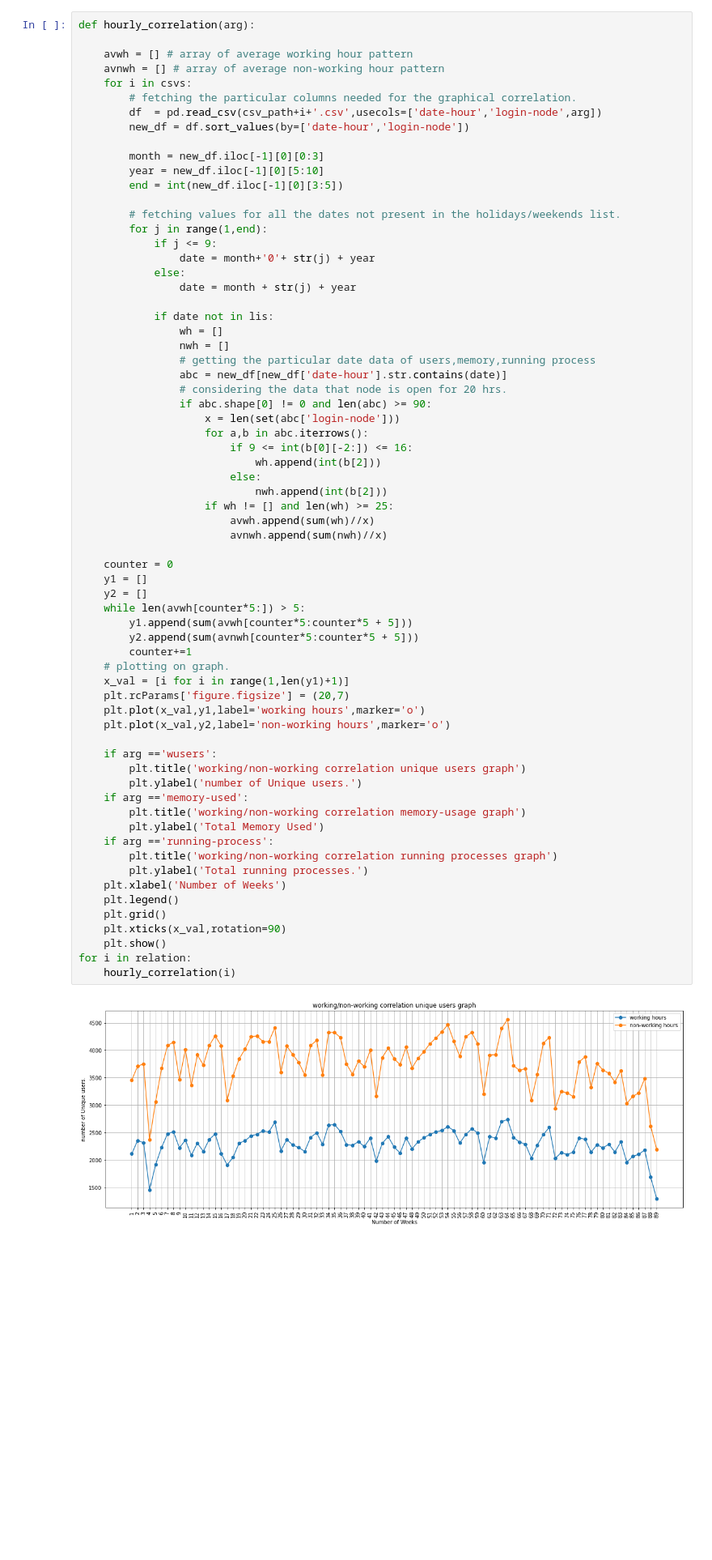
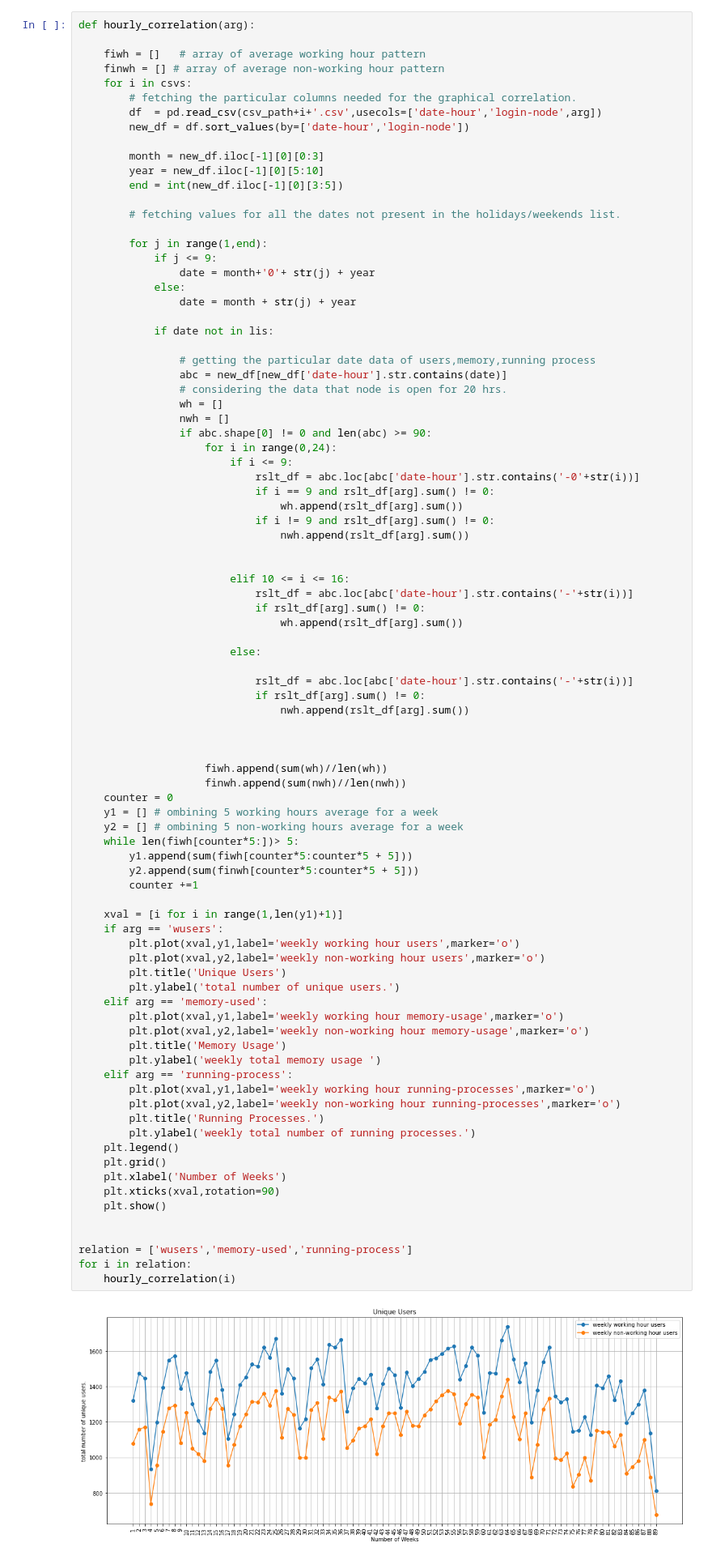
Before and after one commit to shubhamrastogi1810/SMC-Data_Challenge, a Jupyter notebook: Correlation.ipynb, the cells around one changed output. Shown at 81% size. Saved outputs shown, nothing was run; the diff lists cells and outputs as text; blank space fills up the shorter version.

Commit message:
hourly-correlation corrected.

```diff
--- a/Correlation.ipynb
+++ b/Correlation.ipynb
@@ -114,69 +114,90 @@ for i in relation:
 # %%
 def hourly_correlation(arg):
 
-    avwh = [] # array of average working hour pattern
-    avnwh = [] # array of average non-working hour pattern
+    fiwh = []   # array of average working hour pattern
+    finwh = [] # array of average non-working hour pattern
     for i in csvs:
         # fetching the particular columns needed for the graphical correlation.
         df  = pd.read_csv(csv_path+i+'.csv',usecols=['date-hour','login-node',arg])
         new_df = df.sort_values(by=['date-hour','login-node'])
 
         month = new_df.iloc[-1][0][0:3]
         year = new_df.iloc[-1][0][5:10]
         end = int(new_df.iloc[-1][0][3:5])
 
         # fetching values for all the dates not present in the holidays/weekends list.
+
         for j in range(1,end):
             if j <= 9:
                 date = month+'0'+ str(j) + year
             else:
                 date = month + str(j) + year
 
             if date not in lis:
-                wh = []
-                nwh = []
+
                 # getting the particular date data of users,memory,running process
                 abc = new_df[new_df['date-hour'].str.contains(date)]
                 # considering the data that node is open for 20 hrs.
+                wh = []
+                nwh = []
                 if abc.shape[0] != 0 and len(abc) >= 90:
-                    x = len(set(abc['login-node']))
-                    for a,b in abc.iterrows():
-                        if 9 <= int(b[0][-2:]) <= 16:
-                            wh.append(int(b[2]))
+                    for i in range(0,24):
+                        if i <= 9:
+                            rslt_df = abc.loc[abc['date-hour'].str.contains('-0'+str(i))]
+                            if i == 9 and rslt_df[arg].sum() != 0:
+                                wh.append(rslt_df[arg].sum())
+                            if i != 9 and rslt_df[arg].sum() != 0:
+                                nwh.append(rslt_df[arg].sum())
+
+
+                        elif 10 <= i <= 16:
+                            rslt_df = abc.loc[abc['date-hour'].str.contains('-'+str(i))]
+                            if rslt_df[arg].sum() != 0:
+                                wh.append(rslt_df[arg].sum())
+
                         else:
-                            nwh.append(int(b[2]))
-                    if wh != [] and len(wh) >= 25:
-                        avwh.append(sum(wh)//x)
-                        avnwh.append(sum(nwh)//x)
 
+                            rslt_df = abc.loc[abc['date-hour'].str.contains('-'+str(i))]
+                            if rslt_df[arg].sum() != 0:
+                                nwh.append(rslt_df[arg].sum())
+
+
+
+                    fiwh.append(sum(wh)//len(wh))
+                    finwh.append(sum(nwh)//len(nwh))
     counter = 0
-    y1 = []
-    y2 = []
-    while len(avwh[counter*5:]) > 5:
-        y1.append(sum(avwh[counter*5:counter*5 + 5]))
-        y2.append(sum(avnwh[counter*5:counter*5 + 5]))
-        counter+=1
-    # plotting on graph.
-    x_val = [i for i in range(1,len(y1)+1)]
-    plt.rcParams['figure.figsize'] = (20,7)
-    plt.plot(x_val,y1,label='working hours',marker='o')
-    plt.plot(x_val,y2,label='non-working hours',marker='o')
+    y1 = [] # ombining 5 working hours average for a week
+    y2 = [] # ombining 5 non-working hours average for a week
+    while len(fiwh[counter*5:])> 5:
+        y1.append(sum(fiwh[counter*5:counter*5 + 5]))
+        y2.append(sum(finwh[counter*5:counter*5 + 5]))
+        counter +=1
 
-    if arg =='wusers':
-        plt.title('working/non-working correlation unique users graph')
-        plt.ylabel('number of Unique users.')
-    if arg =='memory-used':
-        plt.title('working/non-working correlation memory-usage graph')
-        plt.ylabel('Total Memory Used')
-    if arg =='running-process':
-        plt.title('working/non-working correlation running processes graph')
-        plt.ylabel('Total running processes.')
-    plt.xlabel('Number of Weeks')
+    xval = [i for i in range(1,len(y1)+1)]
+    if arg == 'wusers':
+        plt.plot(xval,y1,label='weekly working hour users',marker='o')
+        plt.plot(xval,y2,label='weekly non-working hour users',marker='o')
+        plt.title('Unique Users')
+        plt.ylabel('total number of unique users.')
+    elif arg == 'memory-used':
+        plt.plot(xval,y1,label='weekly working hour memory-usage',marker='o')
+        plt.plot(xval,y2,label='weekly non-working hour memory-usage',marker='o')
+        plt.title('Memory Usage')
+        plt.ylabel('weekly total memory usage ')
+    elif arg == 'running-process':
+        plt.plot(xval,y1,label='weekly working hour running-processes',marker='o')
+        plt.plot(xval,y2,label='weekly non-working hour running-processes',marker='o')
+        plt.title('Running Processes.')
+        plt.ylabel('weekly total number of running processes.')
     plt.legend()
     plt.grid()
-    plt.xticks(x_val,rotation=90)
+    plt.xlabel('Number of Weeks')
+    plt.xticks(xval,rotation=90)
     plt.show()
+
+
+relation = ['wusers','memory-used','running-process']
 for i in relation:
     hourly_correlation(i)
 # %% [output]
-[figure, old version]
+[figure, new version]
```
Also changed, not shown: parts of 1 cell of this notebook.
